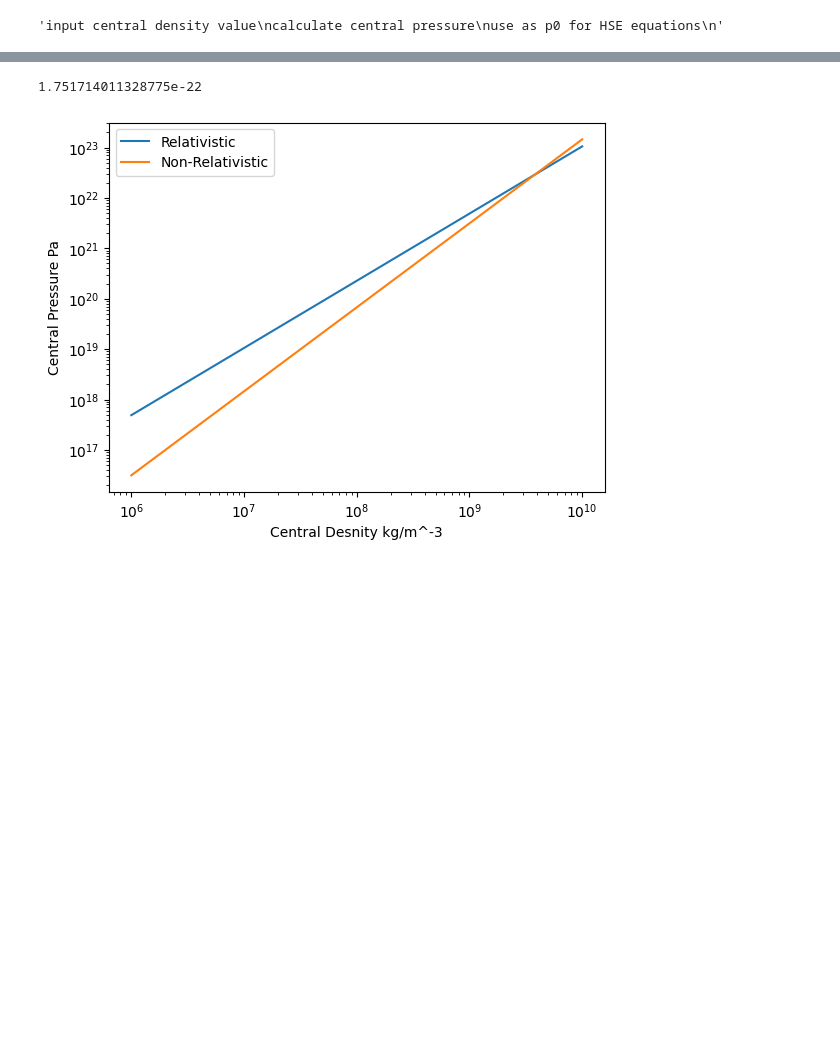
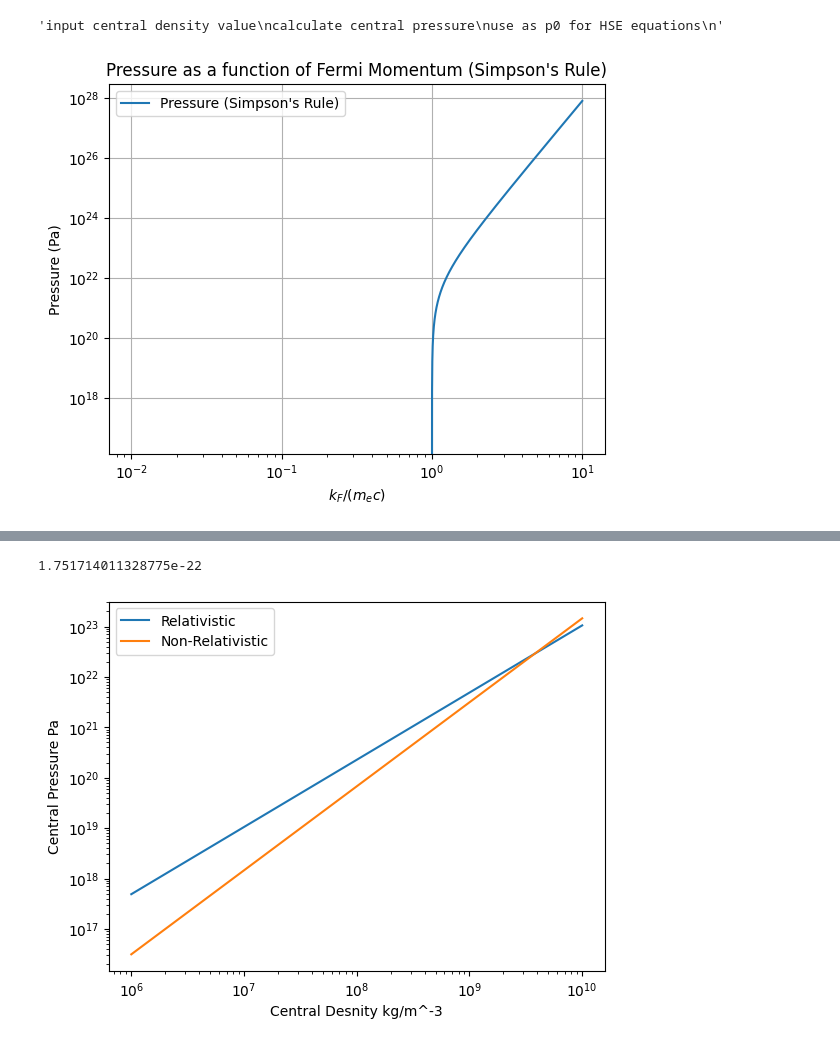
Before and after one commit to davidboam/computing_project, a Jupyter notebook: eos2.ipynb, the cells around one changed output, grey strips where cells are left out. Drawn from its saved outputs; the diff is of its cells as text; code cells hidden in the pictures; blank space fills up the shorter version.

```diff
--- a/eos2.ipynb
+++ b/eos2.ipynb
@@ -50,0 +52,35 @@ def calc_p(rho, K):
+# %%
+def calc_kF(rho):
+    return hbar * ((3* np.pi**2*rho)/(a_z * m_n))**(1/3)
+
+from scipy.integrate import simps
+
+def calc_p_kF(kF, num_points=1000):
+    u_max = kF / (m_e* c)
+    if u_max < 1:
+        return 0  # or use np.nan to indicate invalid pressure values
+
+    u_values = np.linspace(1,u_max, num_points)
+
+    integrand_values = np.sqrt(u_values**2 -1) * u_values**4
+    integral = simps(integrand_values, u_values)
+    pressure = (m_e**4 * c**5 / (3*np.pi**2 * hbar**3)) * integral
+
+    return pressure
+
+kF_values = np.linspace(0.01 * m_e * c, 10 * m_e * c, 10000)  # in kg m/s
+pressures_simpson = [calc_p_kF(kF) for kF in kF_values]
+
+# Plotting pressure vs Fermi momentum (kF)
+
+plt.plot(kF_values / (m_e * c), pressures_simpson, label="Pressure (Simpson's Rule)")
+plt.xlabel(r"$k_F / (m_e c)$")
+plt.ylabel("Pressure (Pa)")
+plt.title("Pressure as a function of Fermi Momentum (Simpson's Rule)")
+plt.legend()
+plt.grid()
+
+plt.loglog()
+plt.show()
+# %% [output]
+[figure, added]
```
Also changed, not shown: parts of 8 cells of this notebook, 1 other file.
